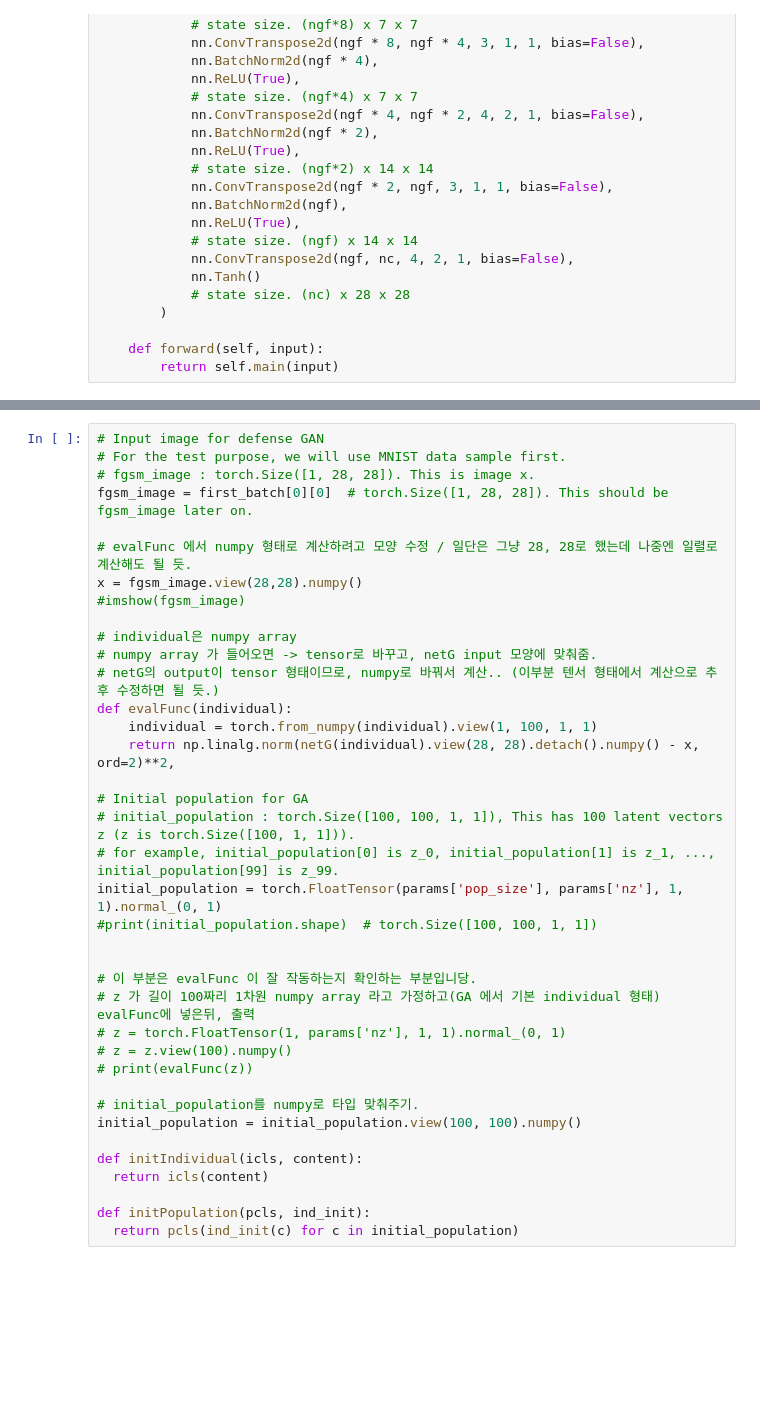
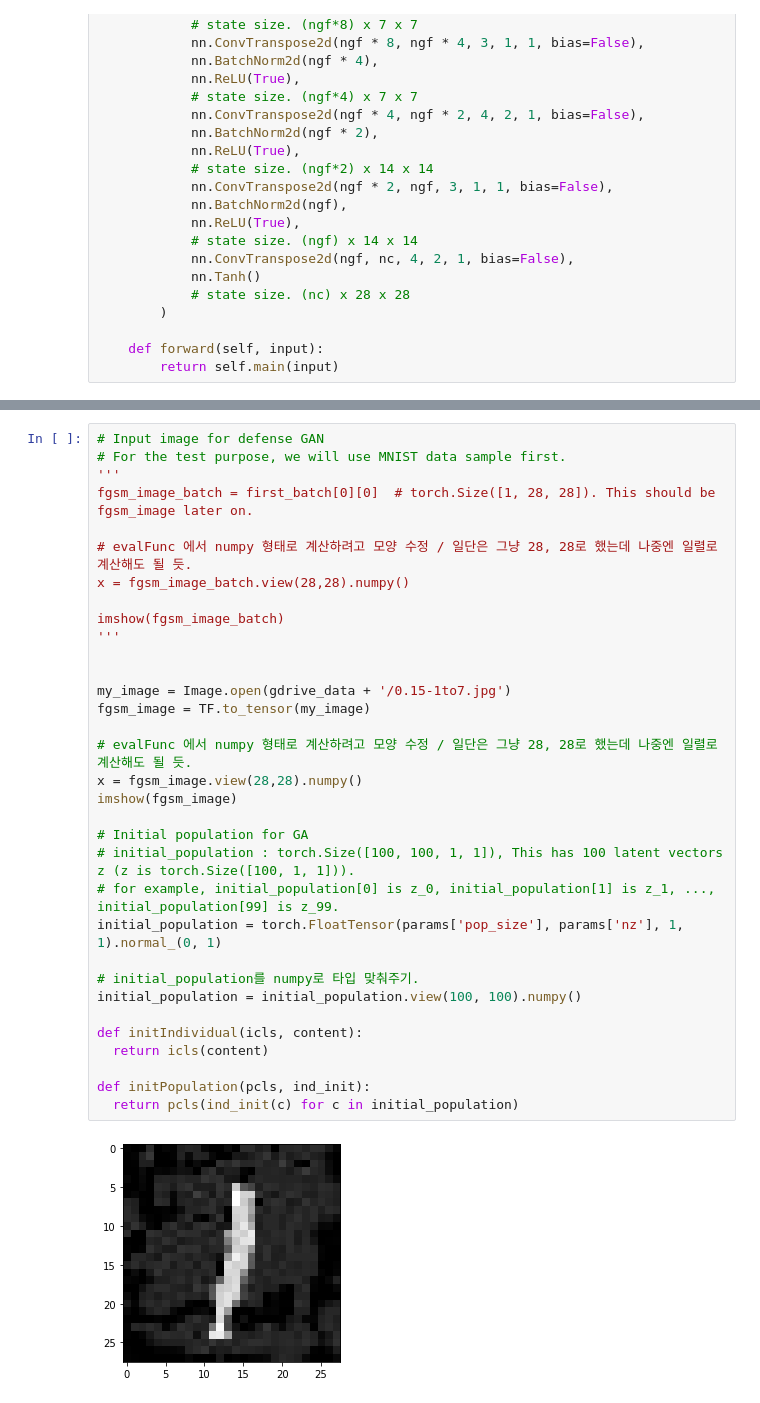
Before and after one commit to Choiyounseo/CS454_project, a Jupyter notebook: GeneticAlgorithm/GAN+GA.ipynb, the cells around one changed output, grey strips where cells are left out. Saved outputs shown, nothing was run; the diff lists cells and outputs as text; blank space fills up the shorter version.

```diff
--- a/GeneticAlgorithm/GAN+GA.ipynb
+++ b/GeneticAlgorithm/GAN+GA.ipynb
@@ -122,41 +108,38 @@ torch.Size([1, 28, 28])
 # %%
 # Input image for defense GAN
 # For the test purpose, we will use MNIST data sample first.
-# fgsm_image : torch.Size([1, 28, 28]). This is image x.
-fgsm_image = first_batch[0][0]  # torch.Size([1, 28, 28]). This should be fgsm_image later on.
+'''
+fgsm_image_batch = first_batch[0][0]  # torch.Size([1, 28, 28]). This should be fgsm_image later on.
+
+# evalFunc 에서 numpy 형태로 계산하려고 모양 수정 / 일단은 그냥 28, 28로 했는데 나중엔 일렬로 계산해도 될 듯.
+x = fgsm_image_batch.view(28,28).numpy()
+
+imshow(fgsm_image_batch)
+'''
+
+
+my_image = Image.open(gdrive_data + '/0.15-1to7.jpg')
+fgsm_image = TF.to_tensor(my_image)
 
 # evalFunc 에서 numpy 형태로 계산하려고 모양 수정 / 일단은 그냥 28, 28로 했는데 나중엔 일렬로 계산해도 될 듯.
 x = fgsm_image.view(28,28).numpy()
-#imshow(fgsm_image)
-
-# individual은 numpy array
-# numpy array 가 들어오면 -> tensor로 바꾸고, netG input 모양에 맞춰줌.
-# netG의 output이 tensor 형태이므로, numpy로 바꿔서 계산.. (이부분 텐서 형태에서 계산으로 추후 수정하면 될 듯.)
-def evalFunc(individual):
-    individual = torch.from_numpy(individual).view(1, 100, 1, 1)
-    return np.linalg.norm(netG(individual).view(28, 28).detach().numpy() - x, ord=2)**2,
+imshow(fgsm_image)
 
 # Initial population for GA
 # initial_population : torch.Size([100, 100, 1, 1]), This has 100 latent vectors z (z is torch.Size([100, 1, 1])).
 # for example, initial_population[0] is z_0, initial_population[1] is z_1, ..., initial_population[99] is z_99.
 initial_population = torch.FloatTensor(params['pop_size'], params['nz'], 1, 1).normal_(0, 1)
-#print(initial_population.shape)  # torch.Size([100, 100, 1, 1])
-
-
-# 이 부분은 evalFunc 이 잘 작동하는지 확인하는 부분입니당.
-# z 가 길이 100짜리 1차원 numpy array 라고 가정하고(GA 에서 기본 individual 형태) evalFunc에 넣은뒤, 출력
-# z = torch.FloatTensor(1, params['nz'], 1, 1).normal_(0, 1)
-# z = z.view(100).numpy()
-# print(evalFunc(z))
 
 # initial_population를 numpy로 타입 맞춰주기.
 initial_population = initial_population.view(100, 100).numpy()
 
 def initIndividual(icls, content):
   return icls(content)
 
 def initPopulation(pcls, ind_init):
   return pcls(ind_init(c) for c in initial_population)
+# %% [output]
+[figure, added]
 # %%
 import random
 from deap import creator, base, tools, algorithms
```
Also changed, not shown: parts of 8 cells of this notebook.
